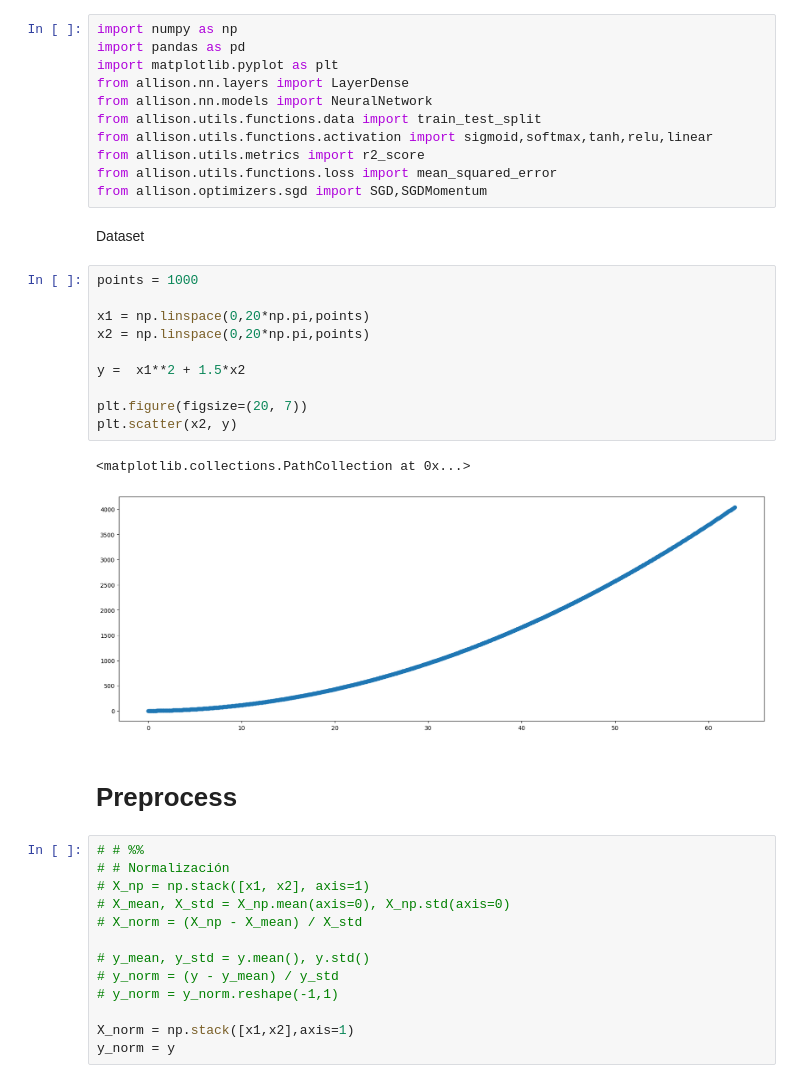
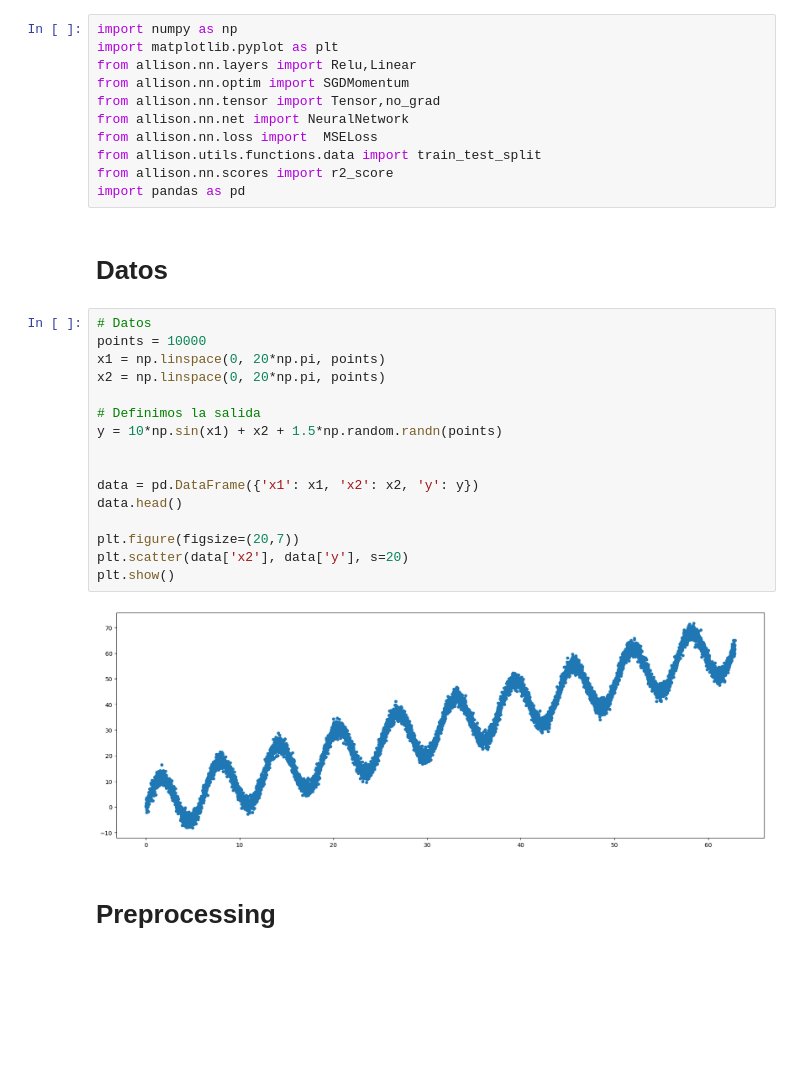
Before and after one commit to Mitchell-Mirano/Allison, a Jupyter notebook: examples/nn/regression.ipynb, the cells around one changed output. Drawn from its saved outputs; the diff is of its cells as text; blank space fills up the shorter version.

```diff
--- a/examples/nn/regression.ipynb
+++ b/examples/nn/regression.ipynb
@@ -1,41 +1,33 @@
 # %%
 import numpy as np
+import matplotlib.pyplot as plt
+from allison.nn.layers import Relu,Linear
+from allison.nn.optim import SGDMomentum
+from allison.nn.tensor import Tensor,no_grad
+from allison.nn.net import NeuralNetwork
+from allison.nn.loss import  MSELoss
+from allison.utils.functions.data import train_test_split
+from allison.nn.scores import r2_score
 import pandas as pd
-import matplotlib.pyplot as plt
-from allison.nn.layers import LayerDense
-from allison.nn.models import NeuralNetwork
-from allison.utils.functions.data import train_test_split
-from allison.utils.functions.activation import sigmoid,softmax,tanh,relu,linear
-from allison.utils.metrics import r2_score
-from allison.utils.functions.loss import mean_squared_error
-from allison.optimizers.sgd import SGD,SGDMomentum
-# %% [markdown]
-Dataset
+# %% [markdown]
+# Datos
 # %%
-points = 1000
+# Datos
+points = 10000
+x1 = np.linspace(0, 20*np.pi, points)
+x2 = np.linspace(0, 20*np.pi, points)
 
-x1 = np.linspace(0,20*np.pi,points)
-x2 = np.linspace(0,20*np.pi,points)
+# Definimos la salida
+y = 10*np.sin(x1) + x2 + 1.5*np.random.randn(points)
 
-y =  x1**2 + 1.5*x2
 
-plt.figure(figsize=(20, 7))
-plt.scatter(x2, y)
+data = pd.DataFrame({'x1': x1, 'x2': x2, 'y': y})
+data.head()
+
+plt.figure(figsize=(20,7))
+plt.scatter(data['x2'], data['y'], s=20)
+plt.show()
 # %% [output]
-<matplotlib.collections.PathCollection at 0x...>
-[figure, old version]
+[figure, new version]
 # %% [markdown]
-# Preprocess
+# Preprocessing
-# %%
-# # %%
-# # Normalización
-# X_np = np.stack([x1, x2], axis=1)
-# X_mean, X_std = X_np.mean(axis=0), X_np.std(axis=0)
-# X_norm = (X_np - X_mean) / X_std
-
-# y_mean, y_std = y.mean(), y.std()
-# y_norm = (y - y_mean) / y_std
-# y_norm = y_norm.reshape(-1,1)
-
-X_norm = np.stack([x1,x2],axis=1)
-y_norm = y
```
Also changed, not shown: parts of 12 cells of this notebook, 20 other files.
